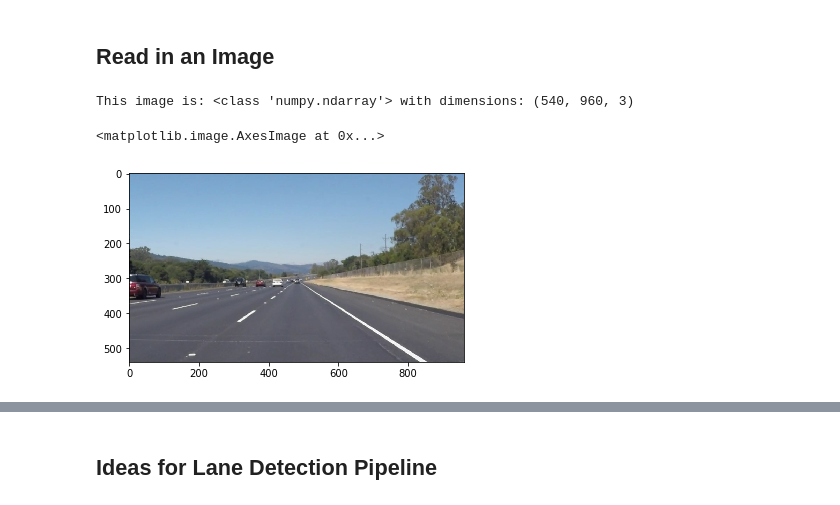
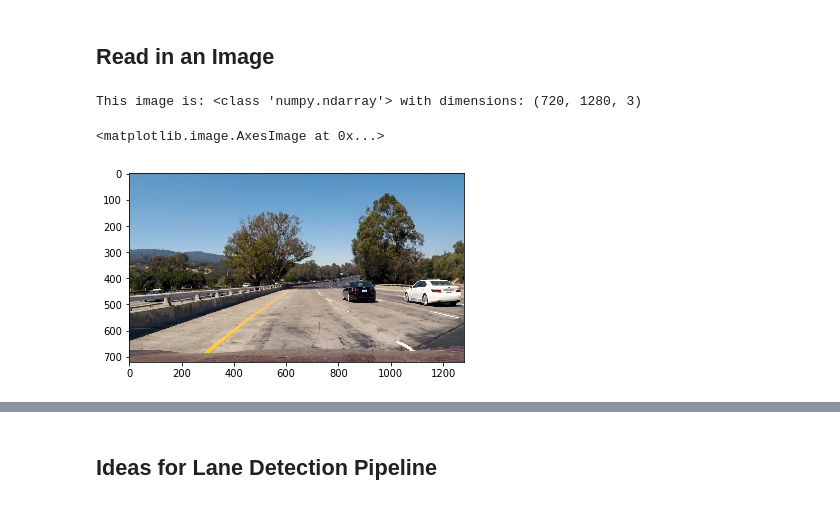
Before and after one commit to bboypupu/CarND-Advanced-Lane-Lines, a Jupyter notebook: adv_project.ipynb, the cells around one changed output, grey strips where cells are left out. Saved outputs shown, nothing was run; the diff lists cells and outputs as text; code cells hidden in the pictures.

```diff
--- a/adv_project.ipynb
+++ b/adv_project.ipynb
@@ -124,12 +125,12 @@ Text(0.5, 1.0, 'Undistorted Image')
 ## Read in an Image
 # %%
 #reading in an image
-img = mpimg.imread('test_images/straight_lines1.jpg')
+image = mpimg.imread('test_images/test1.jpg')
 
 #printing out some stats and plotting
 print('This image is:', type(image), 'with dimensions:', image.shape)
 plt.imshow(image)  # if you wanted to show a single color channel image called 'gray', for example, call as plt.imshow(gray, cmap='gray')
 # %% [output]
-This image is: <class 'numpy.ndarray'> with dimensions: (540, 960, 3)
+This image is: <class 'numpy.ndarray'> with dimensions: (720, 1280, 3)
 <matplotlib.image.AxesImage at 0x...>
-[figure, old version]
+[figure, new version]
```
Also changed, not shown: parts of 6 cells of this notebook, 1 other file.
